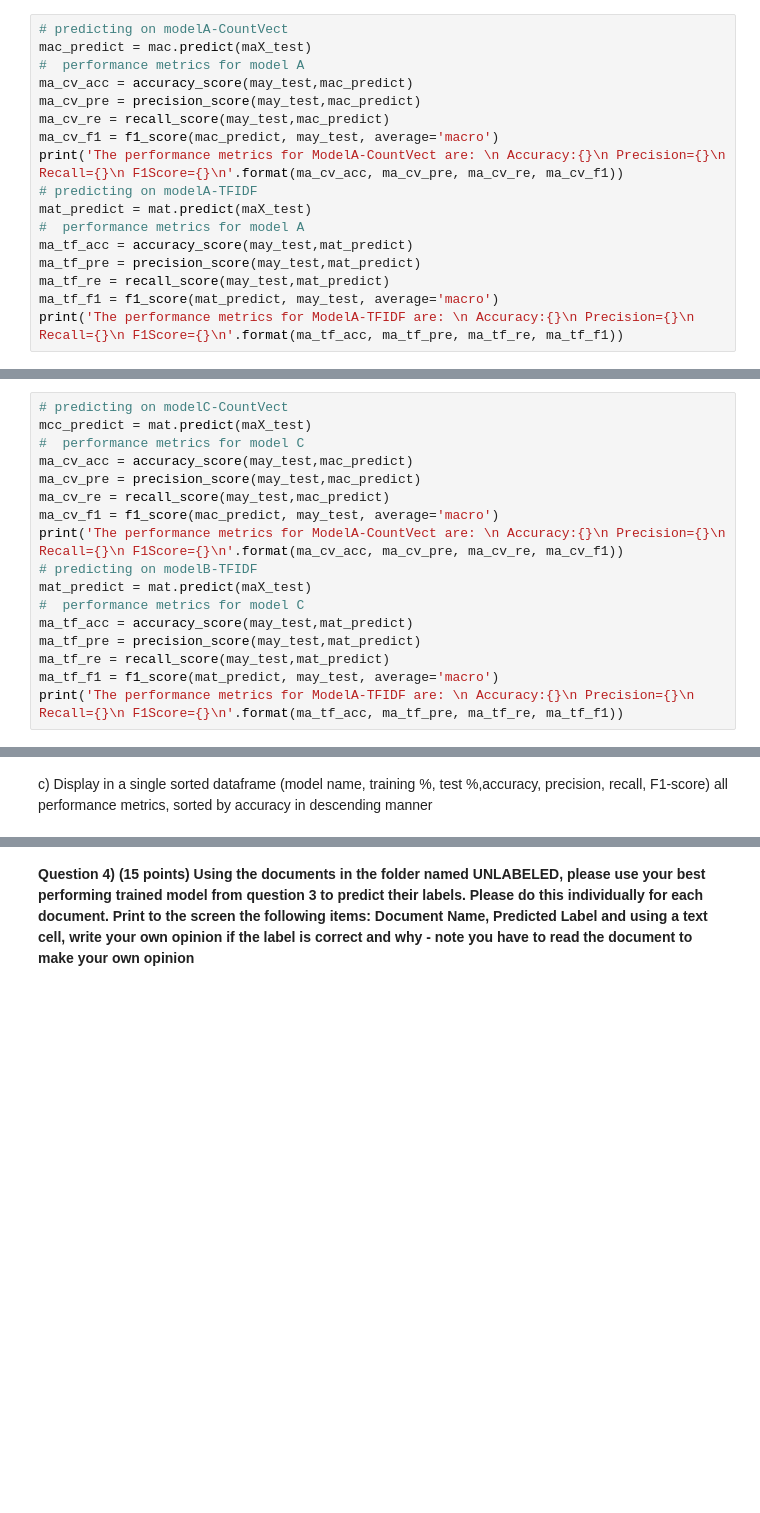
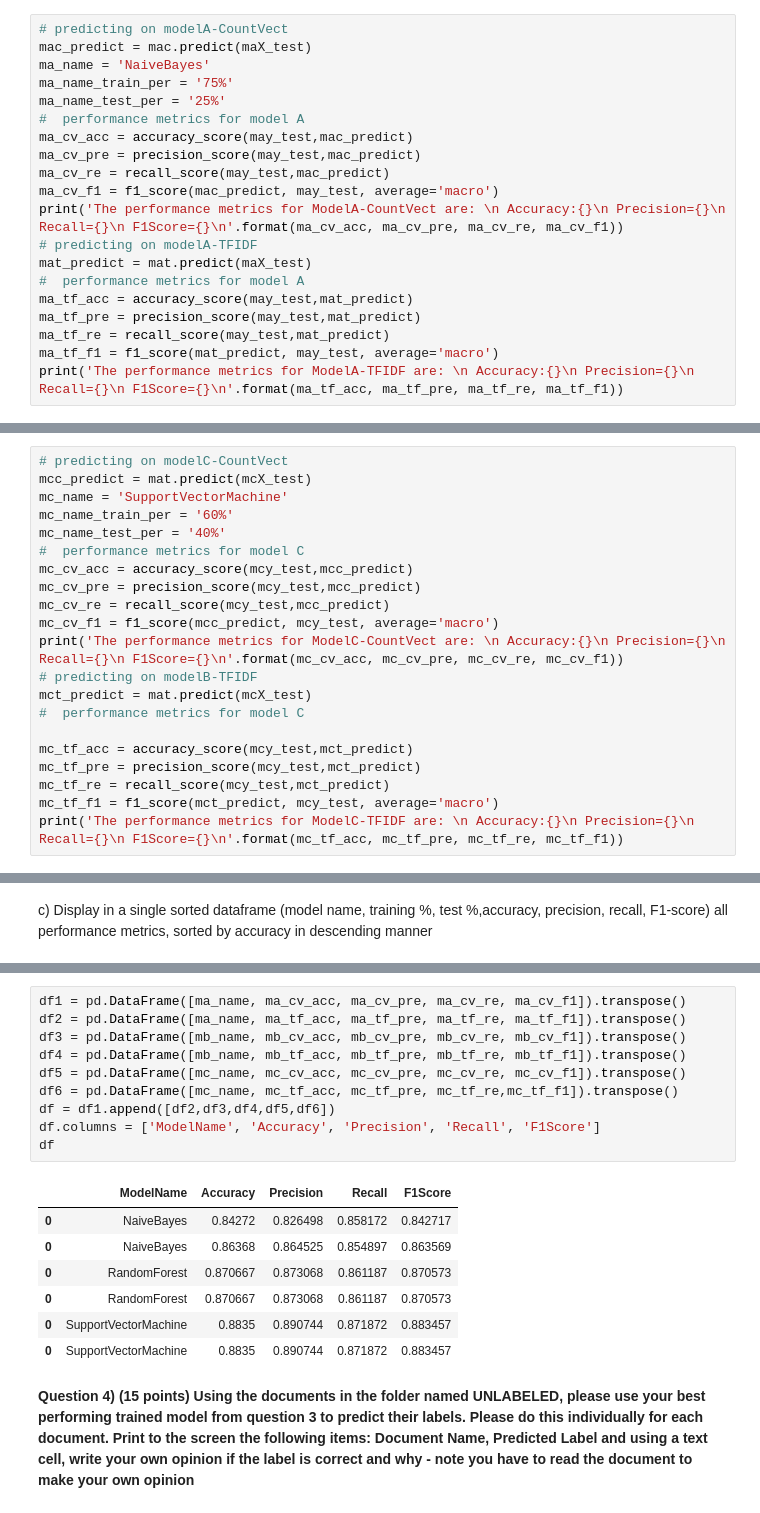
Before and after one commit to csrajath/CSC_8980_NLP, a Jupyter notebook: csc_8980_NLP_exam1.ipynb, the cells around one changed output, grey strips where cells are left out. Cells and saved outputs as stored; diff of their text form; blank space fills up the shorter version.

Commit message:
created dataframe for q3

```diff
--- a/csc_8980_NLP_exam1.ipynb
+++ b/csc_8980_NLP_exam1.ipynb
@@ -118,6 +118,9 @@ manner**
 # %%
 # predicting on modelA-CountVect
 mac_predict = mac.predict(maX_test)
+ma_name = 'NaiveBayes'
+ma_name_train_per = '75%'
+ma_name_test_per = '25%'
 #  performance metrics for model A
 ma_cv_acc = accuracy_score(may_test,mac_predict)
 ma_cv_pre = precision_score(may_test,mac_predict)
@@ -164,17 +182,21 @@ print('The performance metrics for ModelA-TFIDF are: \n Accuracy:{}\n Precision=
 # %%
 # predicting on modelC-CountVect
-mcc_predict = mat.predict(maX_test)
+mcc_predict = mat.predict(mcX_test)
+mc_name = 'SupportVectorMachine'
+mc_name_train_per = '60%'
+mc_name_test_per = '40%'
 #  performance metrics for model C
-ma_cv_acc = accuracy_score(may_test,mac_predict)
-ma_cv_pre = precision_score(may_test,mac_predict)
-ma_cv_re = recall_score(may_test,mac_predict)
-ma_cv_f1 = f1_score(mac_predict, may_test, average='macro')
-print('The performance metrics for ModelA-CountVect are: \n Accuracy:{}\n Precision={}\n Recall={}\n F1Score={}\n'.format(ma_cv_acc, ma_cv_pre, ma_cv_re, ma_cv_f1))
+mc_cv_acc = accuracy_score(mcy_test,mcc_predict)
+mc_cv_pre = precision_score(mcy_test,mcc_predict)
+mc_cv_re = recall_score(mcy_test,mcc_predict)
+mc_cv_f1 = f1_score(mcc_predict, mcy_test, average='macro')
+print('The performance metrics for ModelC-CountVect are: \n Accuracy:{}\n Precision={}\n Recall={}\n F1Score={}\n'.format(mc_cv_acc, mc_cv_pre, mc_cv_re, mc_cv_f1))
 # predicting on modelB-TFIDF
-mat_predict = mat.predict(maX_test)
+mct_predict = mat.predict(mcX_test)
 #  performance metrics for model C
-ma_tf_acc = accuracy_score(may_test,mat_predict)
-ma_tf_pre = precision_score(may_test,mat_predict)
-ma_tf_re = recall_score(may_test,mat_predict)
-ma_tf_f1 = f1_score(mat_predict, may_test, average='macro')
-print('The performance metrics for ModelA-TFIDF are: \n Accuracy:{}\n Precision={}\n Recall={}\n F1Score={}\n'.format(ma_tf_acc, ma_tf_pre, ma_tf_re, ma_tf_f1))
+
+mc_tf_acc = accuracy_score(mcy_test,mct_predict)
+mc_tf_pre = precision_score(mcy_test,mct_predict)
+mc_tf_re = recall_score(mcy_test,mct_predict)
+mc_tf_f1 = f1_score(mct_predict, mcy_test, average='macro')
+print('The performance metrics for ModelC-TFIDF are: \n Accuracy:{}\n Precision={}\n Recall={}\n F1Score={}\n'.format(mc_tf_acc, mc_tf_pre, mc_tf_re, mc_tf_f1))
@@ -189,3 +223,21 @@ df
+# %%
+df1 = pd.DataFrame([ma_name, ma_cv_acc, ma_cv_pre, ma_cv_re, ma_cv_f1]).transpose()
+df2 = pd.DataFrame([ma_name, ma_tf_acc, ma_tf_pre, ma_tf_re, ma_tf_f1]).transpose()
+df3 = pd.DataFrame([mb_name, mb_cv_acc, mb_cv_pre, mb_cv_re, mb_cv_f1]).transpose()
+df4 = pd.DataFrame([mb_name, mb_tf_acc, mb_tf_pre, mb_tf_re, mb_tf_f1]).transpose()
+df5 = pd.DataFrame([mc_name, mc_cv_acc, mc_cv_pre, mc_cv_re, mc_cv_f1]).transpose()
+df6 = pd.DataFrame([mc_name, mc_tf_acc, mc_tf_pre, mc_tf_re,mc_tf_f1]).transpose()
+df = df1.append([df2,df3,df4,df5,df6])
+df.columns = ['ModelName', 'Accuracy', 'Precision', 'Recall', 'F1Score']
+df
+# %% [output]
+|  | ModelName | Accuracy | Precision | Recall | F1Score |
+| 0 | NaiveBayes | 0.84272 | 0.826498 | 0.858172 | 0.842717 |
+| 0 | NaiveBayes | 0.86368 | 0.864525 | 0.854897 | 0.863569 |
+| 0 | RandomForest | 0.870667 | 0.873068 | 0.861187 | 0.870573 |
+| 0 | RandomForest | 0.870667 | 0.873068 | 0.861187 | 0.870573 |
+| 0 | SupportVectorMachine | 0.8835 | 0.890744 | 0.871872 | 0.883457 |
+| 0 | SupportVectorMachine | 0.8835 | 0.890744 | 0.871872 | 0.883457 |
 # %% [markdown]
 **Question 4) (15 points) Using the documents in the folder named UNLABELED, please use your best performing trained model from question 3 to predict their labels. Please do this individually for each document. Print to the screen the following items: Document Name, Predicted Label and using a text cell, write your own opinion if the label is correct and why - note you have to read the document to make your own opinion**
 # %% [markdown]
```
Also changed, not shown: parts of 5 cells of this notebook.
